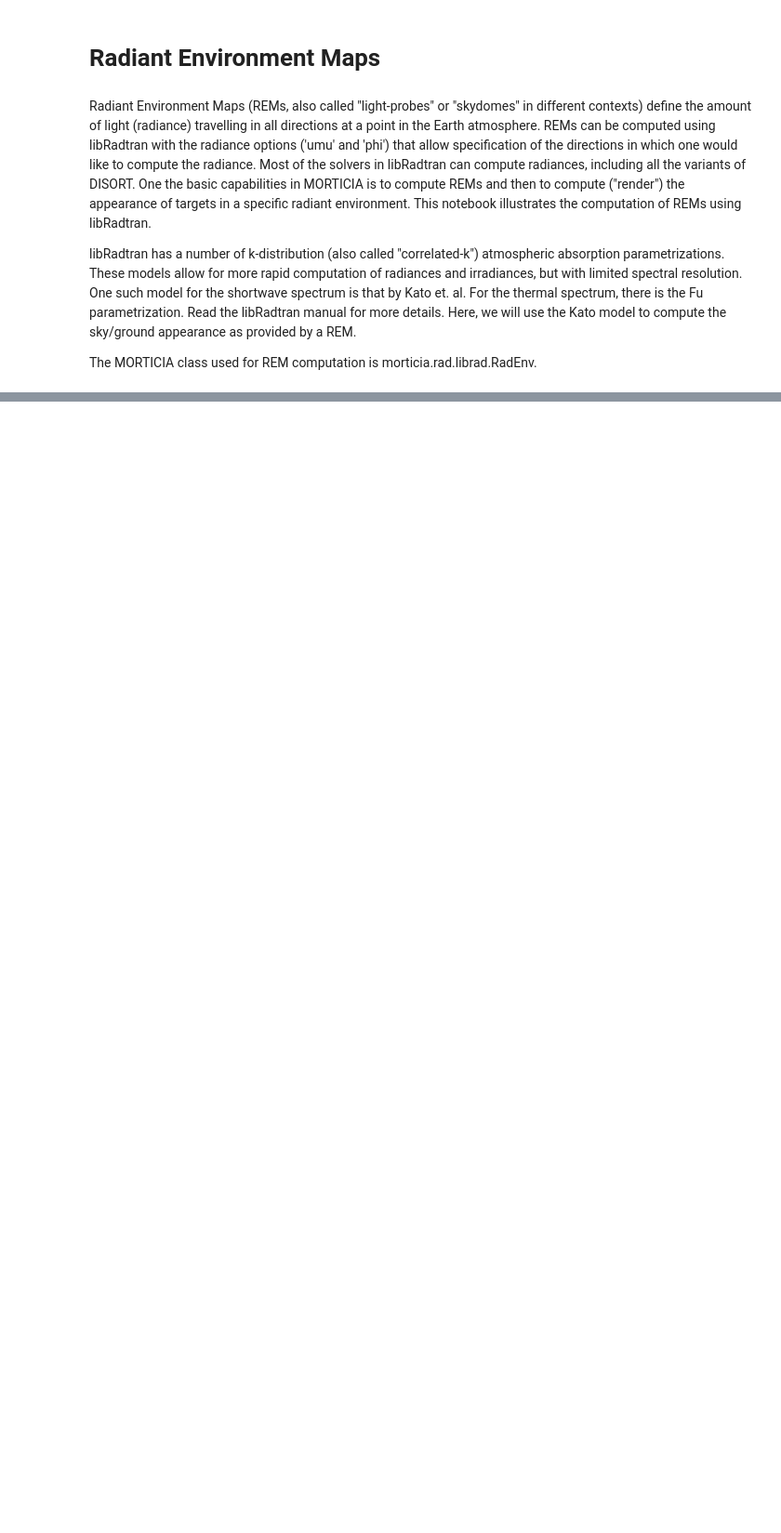
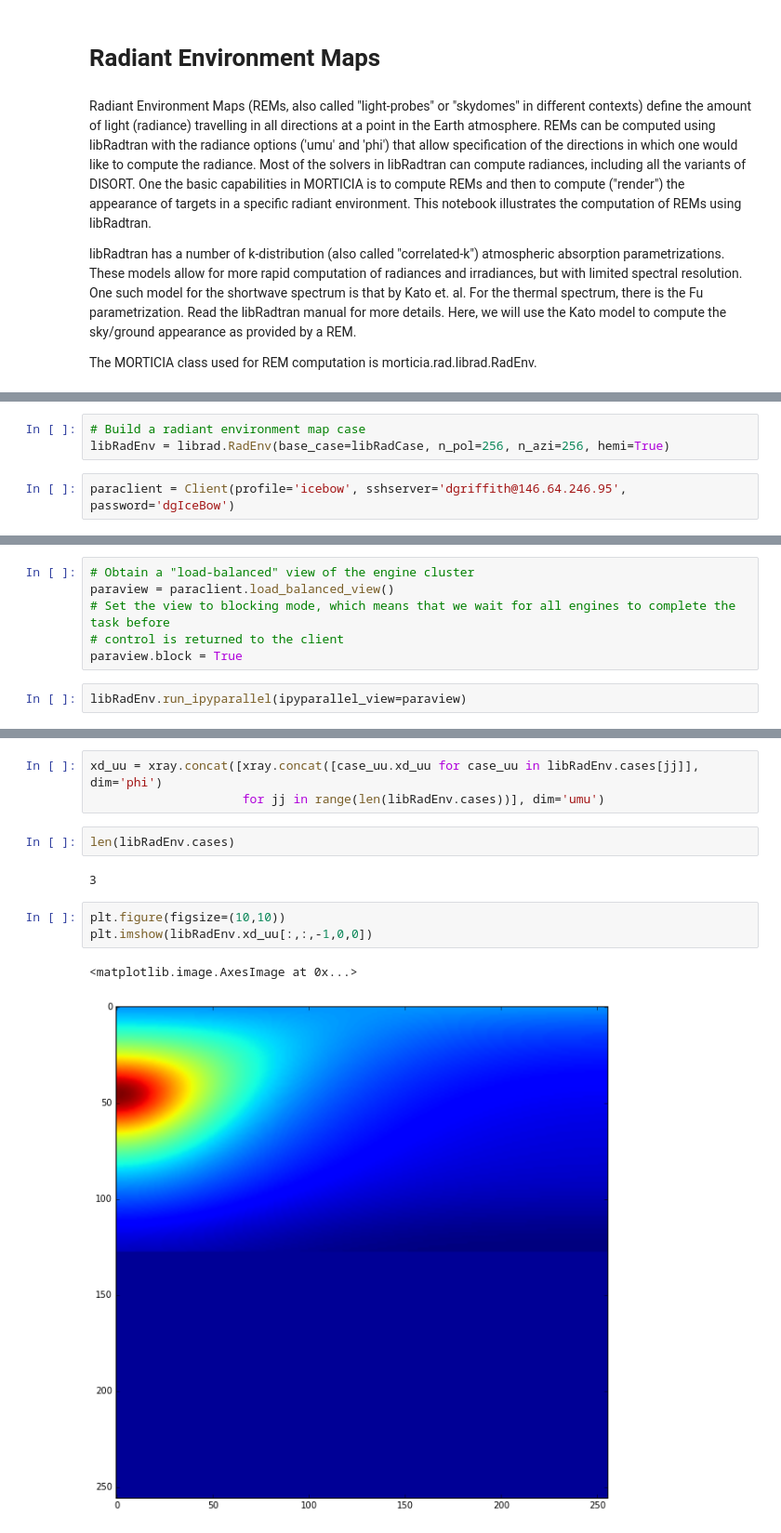
Before and after one commit to derekjgriffith/nbMORTICIA, a Jupyter notebook: rad/04a-Radiant-Env-Maps-RadEnv.ipynb, the cells around one changed output, grey strips where cells are left out. Shown: that part at 93% size. Cells and saved outputs as stored; diff of their text form; blank space fills up the shorter version.

```diff
--- a/rad/04a-Radiant-Env-Maps-RadEnv.ipynb
+++ b/rad/04a-Radiant-Env-Maps-RadEnv.ipynb
@@ -8,0 +29,5 @@ The MORTICIA class used for REM computation is morticia.rad.librad.RadEnv.
+# %%
+# Build a radiant environment map case
+libRadEnv = librad.RadEnv(base_case=libRadCase, n_pol=256, n_azi=256, hemi=True)
+# %%
+paraclient = Client(profile='icebow', sshserver='dgriffith@146.64.246.95', password='dgIceBow')
@@ -8,0 +38,8 @@ The MORTICIA class used for REM computation is morticia.rad.librad.RadEnv.
+# %%
+# Obtain a "load-balanced" view of the engine cluster
+paraview = paraclient.load_balanced_view()
+# Set the view to blocking mode, which means that we wait for all engines to complete the task before
+# control is returned to the client
+paraview.block = True
+# %%
+libRadEnv.run_ipyparallel(ipyparallel_view=paraview)
@@ -8,0 +62,13 @@ The MORTICIA class used for REM computation is morticia.rad.librad.RadEnv.
+# %%
+xd_uu = xray.concat([xray.concat([case_uu.xd_uu for case_uu in libRadEnv.cases[jj]], dim='phi')
+                     for jj in range(len(libRadEnv.cases))], dim='umu')
+# %%
+len(libRadEnv.cases)
+# %% [output]
+3
+# %%
+plt.figure(figsize=(10,10))
+plt.imshow(libRadEnv.xd_uu[:,:,-1,0,0])
+# %% [output]
+<matplotlib.image.AxesImage at 0x...>
+[figure, added]
```
Also changed, not shown: parts of 13 cells of this notebook, 2 other files.
